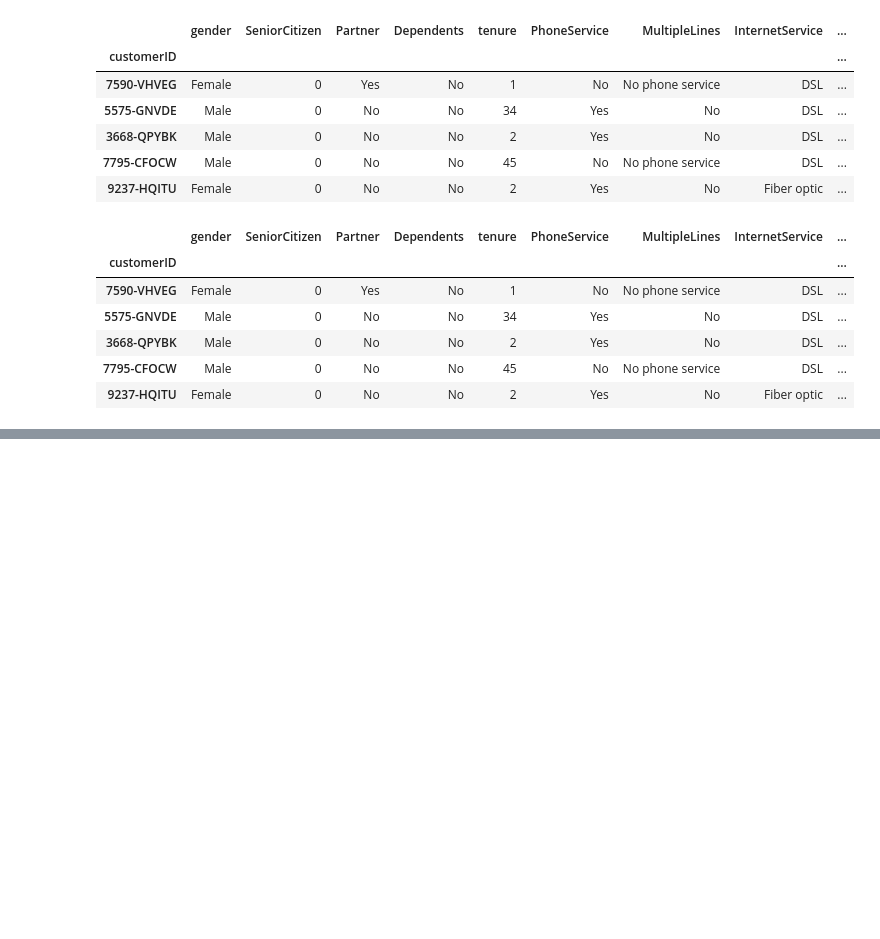
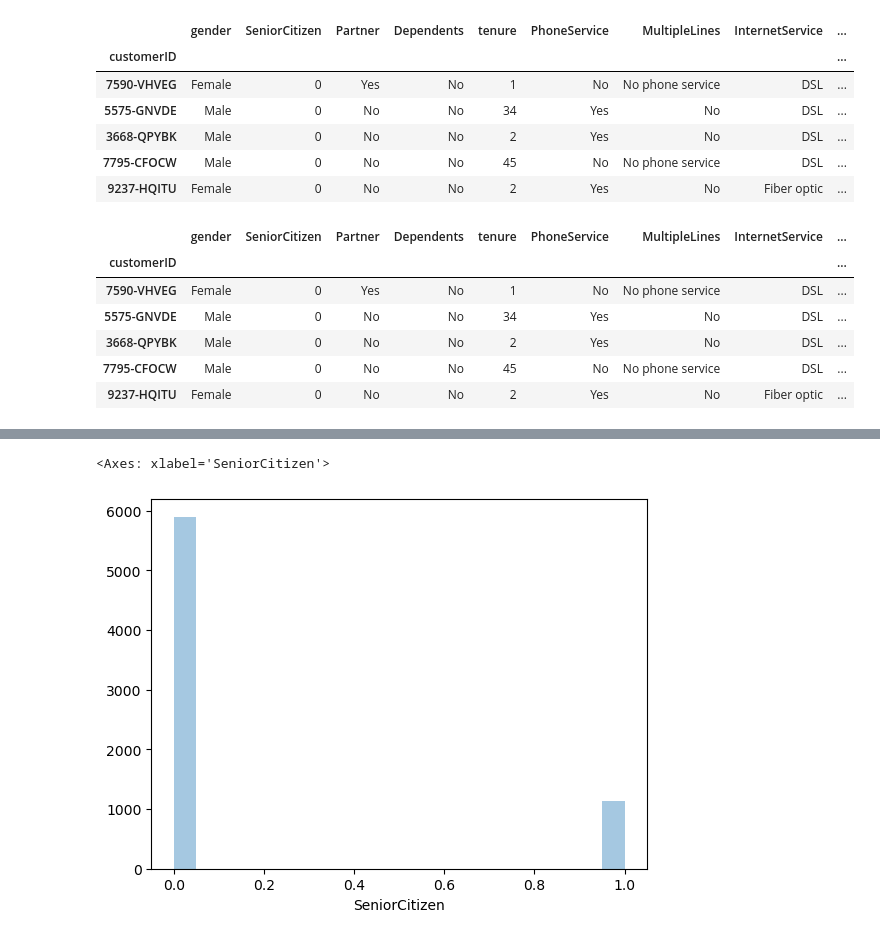
Before and after one commit to LEETM05/Data_preprocessing, a Jupyter notebook: Naver_DataScience/Assignment2.ipynb, the cells around one changed output, grey strips where cells are left out. Cells and saved outputs as stored; diff of their text form; code cells hidden in the pictures; blank space fills up the shorter version.

```diff
--- a/Naver_DataScience/Assignment2.ipynb
+++ b/Naver_DataScience/Assignment2.ipynb
@@ -128,0 +72,5 @@ for i, col_name in enumerate(cols):
+# %%
+sns.distplot(df['SeniorCitizen'], kde = False, bins = 20)
+# %% [output]
+<Axes: xlabel='SeniorCitizen'>
+[figure, added]
```
Also changed, not shown: parts of 6 cells of this notebook.
